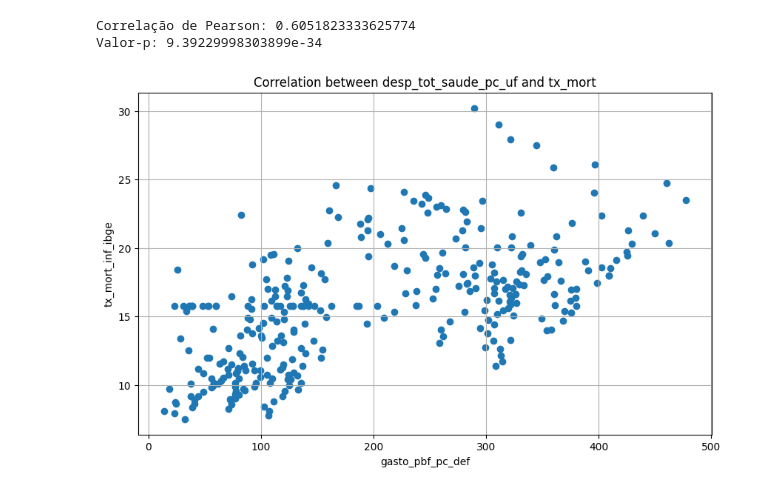
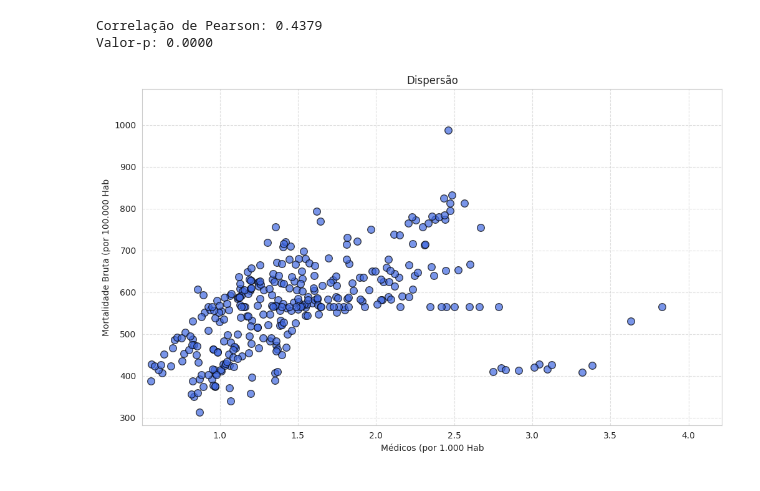
Before and after one commit to brunasaturnino/Projeto-ICD, a Jupyter notebook: notebooks/Hypotesis_Tests_and_IC.ipynb, the cells around one changed output. Cells and saved outputs as stored; diff of their text form; code cells hidden in the pictures.

```diff
--- a/notebooks/Hypotesis_Tests_and_IC.ipynb
+++ b/notebooks/Hypotesis_Tests_and_IC.ipynb
@@ -30,23 +198,38 @@ Valor-p: 0.0006912411634265722
 # %%
-var1 = 'gasto_pbf_pc_def'
-var2 = 'tx_mort_inf_ibge'
+var1 = 'tx_med'
+var2 = 'tx_mort'
 
 # Calcular a correlação de Pearson e o valor-p
 correlation, p_value = stats.pearsonr(df[var1], df[var2])
 
 # Exibir os resultados
-print(f"Correlação de Pearson: {correlation}")
-print(f"Valor-p: {p_value}")
+print(f"Correlação de Pearson: {correlation:.4f}")
+print(f"Valor-p: {p_value:.4f}")
 
-# Create a scatter plot
-plt.figure(figsize=(10, 6))
-plt.scatter(df[var1], df[var2])
-plt.xlabel(var1)
-plt.ylabel(var2)
-plt.title('Correlation between desp_tot_saude_pc_uf and tx_mort')
-plt.grid(True)
+# Criar o scatter plot com ajustes de fonte e proporção
+plt.figure(figsize=(12, 7))
+sns.set_style("whitegrid")
+
+plt.scatter(
+    df[var1], df[var2],
+    color='royalblue', alpha=0.7, s=70, edgecolor='black'
+)
+
+# Configurar rótulos e título
+plt.xlabel("Médicos (por 1.000 Hab")
+plt.ylabel("Mortalidade Bruta (por 100.000 Hab")
+plt.title(f'Dispersão')
+
+# Ajustar os limites do gráfico para melhor visualização
+plt.xlim(df[var1].min() * 0.9, df[var1].max() * 1.1)
+plt.ylim(df[var2].min() * 0.9, df[var2].max() * 1.1)
+
+# Melhorar espaçamento da grade
+plt.grid(True, linestyle="--", alpha=0.6)
+
+# Exibir o gráfico
 plt.show()
 # %% [output]
-Correlação de Pearson: 0.6051823333625774
-Valor-p: 9.39229998303899e-34
+Correlação de Pearson: 0.4379
+Valor-p: 0.0000
-[figure, old version]
+[figure, new version]
```
Also changed, not shown: parts of 12 cells of this notebook.
